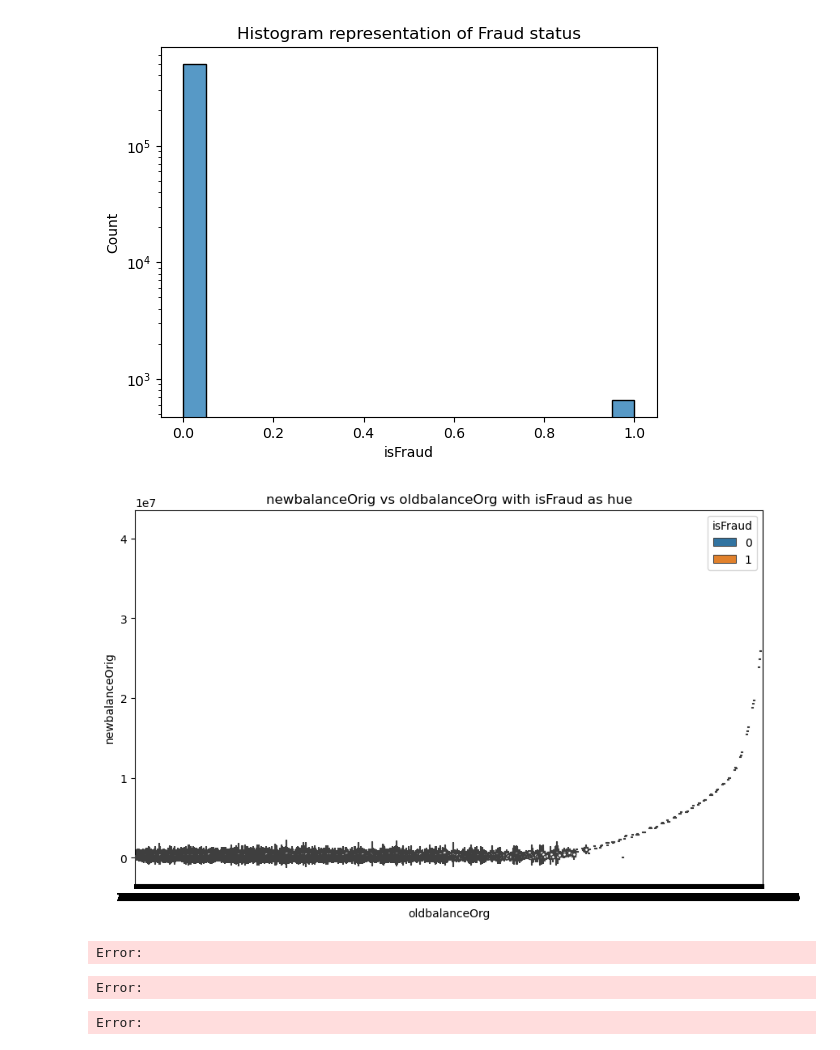
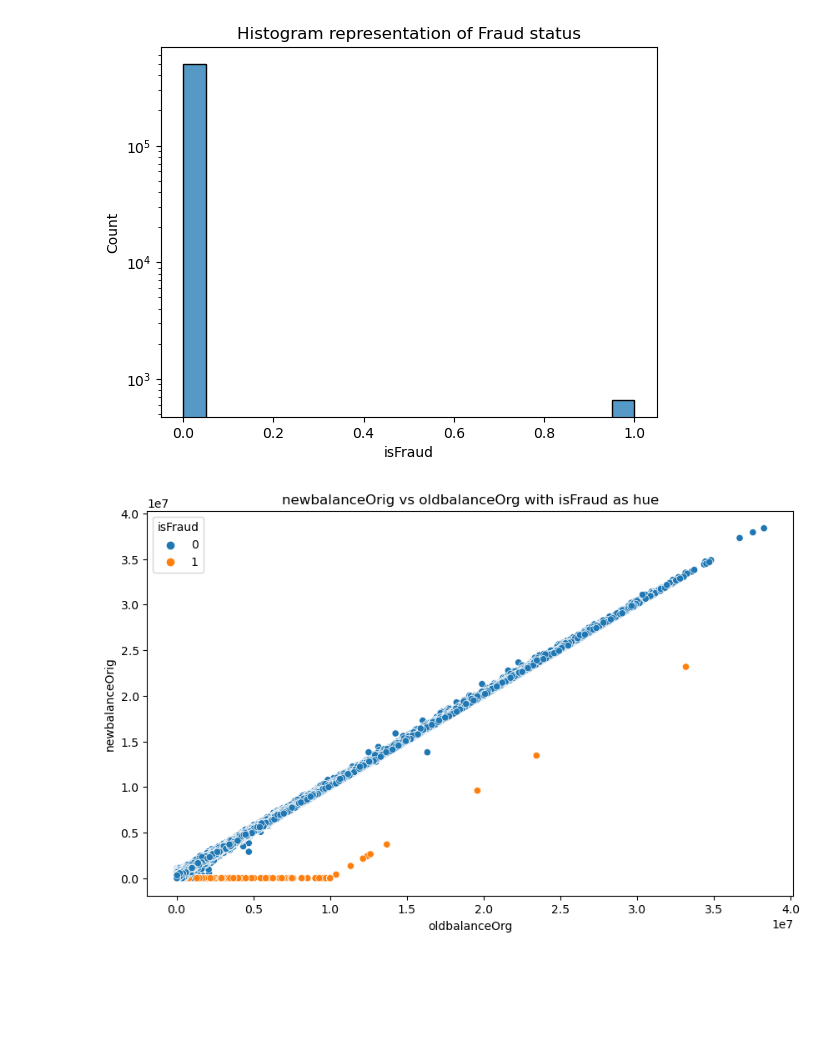
Before and after one commit to zenasawaged/TLAB2, a Jupyter notebook: InitialEDA.ipynb, the cells around one changed output. Cells and saved outputs as stored; diff of their text form; code cells hidden in the pictures; blank space fills up the shorter version.

```diff
--- a/InitialEDA.ipynb
+++ b/InitialEDA.ipynb
@@ -108,36 +119,19 @@ plt.yscale("log")
 # %%
 # Bivariate analysis with hue - using a mix of scatter plots, bar plots, and box plots
 def plot_bivariate_hue(df, x, y, hue, plot_type="scatter",palette=None):
     plt.figure(figsize=(10, 6))
     if plot_type == "scatter":
         sns.scatterplot(data=df, x=x, y=y, hue=hue, palette=None)
     elif plot_type == "bar":
         sns.barplot(data=df, x=x, y=y, hue=hue, palette=None)
     elif plot_type == "box":
         sns.boxplot(data=df, x=x, y=y, hue=hue, palette=None)
     elif plot_type == "violin":
         sns.violinplot(data=df, x=x, y=y, hue=hue, palette=None)
     plt.title(f'{y} vs {x} with {hue} as hue')
     plt.show()
 
-# Scatter plot with hue (for numerical variables)
-plot_bivariate_hue(randomsample, x='oldbalanceOrg', y='newbalanceOrig',plot_type="violin",hue="isFraud",palette= "Set2")
-# Box plot with hue (for mixed variables)
-# plot_bivariate_hue(data, 'oldbalanceDest', 'newbalanceDest', 'isFraud', 'isFlaggedFraud',  plot_type="box")
-
-# Bar plot with hue (for categorical variables)
-# plot_bivariate_hue(data, 'amount', 'isFraud', 'isFlaggedFraud', plot_type="bar")
+# Scatter plot with hue (for numerical variables), which shows that when the is a difference between old and new balance of $0- $1.5million, it is mostly marked Fraud.
+plot_bivariate_hue(randomsample, x='oldbalanceOrg', y='newbalanceOrig',plot_type="scatter",hue="isFraud",palette= "Set2")
 # %% [output]
-[figure, old version]
+[figure, new version]
-# %%
-plot_bivariate_hue(data, 'oldbalanceDest', 'newbalanceDest', 'isFraud', 'isFlaggedFraud',  plot_type="box")
-# %% [output]
-Error:
-# %%
-python get-pip.py
-# %% [output]
-Error:
-# %%
-'/System/Library/Frameworks/Python.framework/Versions/2.7/Resources/Python.app/Contents/MacOS/Python -m pip install ipykernel -U --user --force-reinstall'
-# %% [output]
-Error:
```
Also changed, not shown: parts of 10 cells of this notebook, 6 other files.
